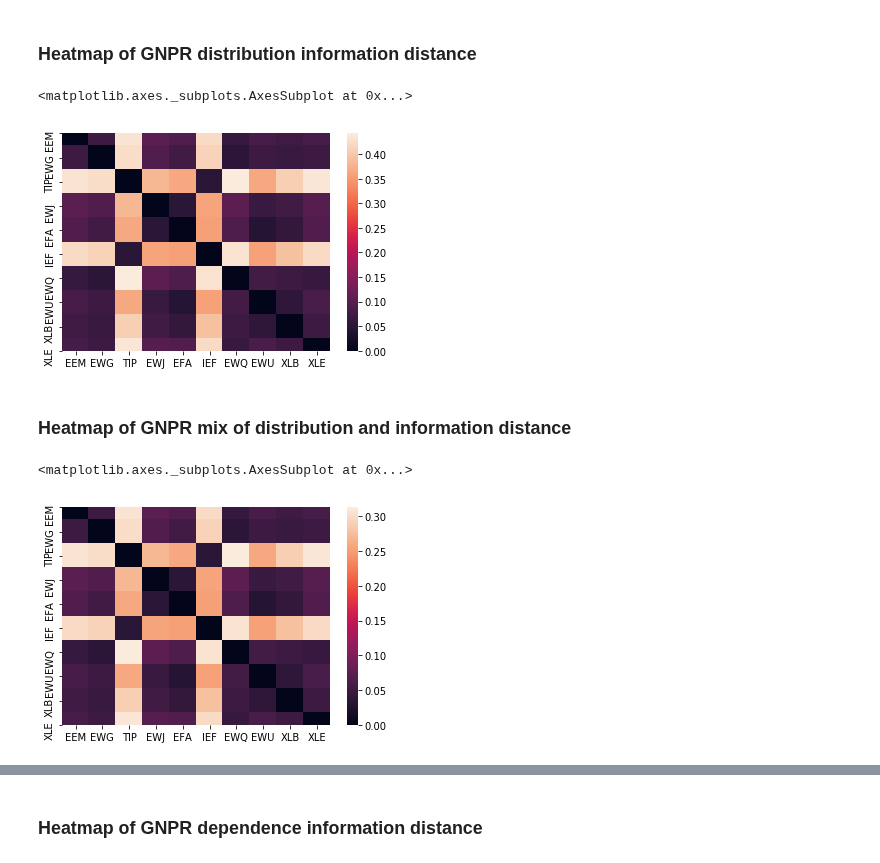
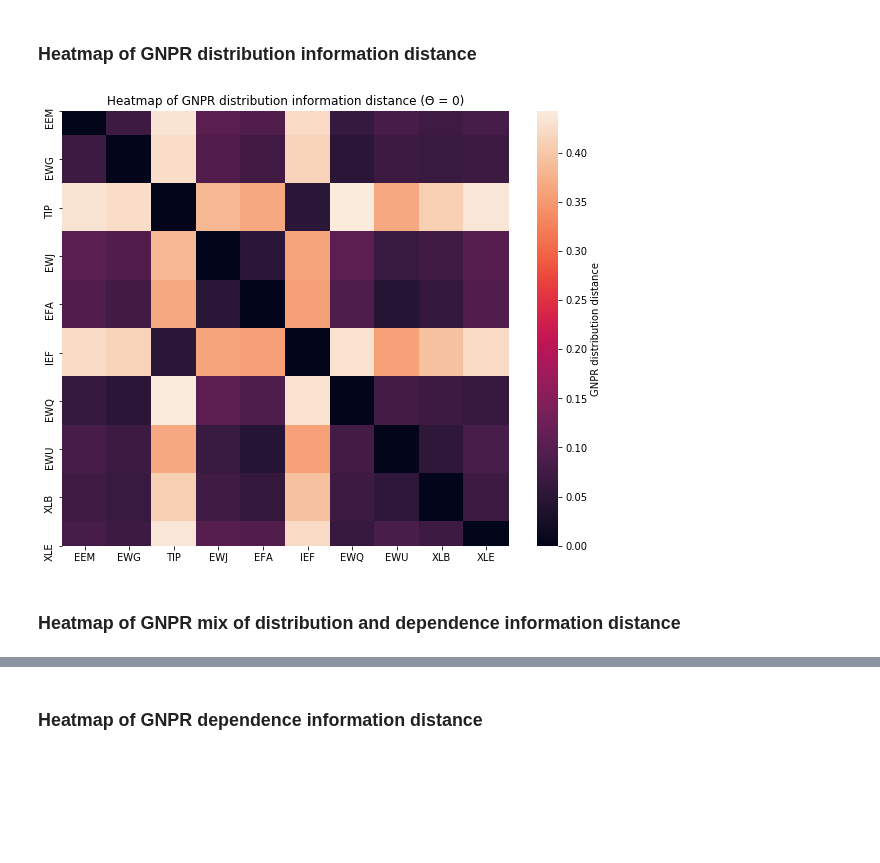
Before and after one commit to tzw101/research, a Jupyter notebook: Codependence/Codependence by Marti/codependence_by_marti.ipynb, the cells around one changed output, grey strips where cells are left out. Drawn from its saved outputs; the diff is of its cells as text; code cells hidden in the pictures; blank space fills up the shorter version.

```diff
--- a/Codependence/Codependence by Marti/codependence_by_marti.ipynb
+++ b/Codependence/Codependence by Marti/codependence_by_marti.ipynb
@@ -125,7 +132,7 @@ stocks.head()
 # Calculating returns of a given dataset of stocks
 
 # Class containing needed function
-ret_est = ml.portfolio_optimization.ReturnsEstimation()
+ret_est = ml.portfolio_optimization.ReturnsEstimators()
 
 # Calculating returns
 stocks_returns = ret_est.calculate_returns(stocks)
@@ -210,15 +217,14 @@ GNPR distance matrix measuring distribution information:
 | XLE | 0.081416 | 0.070756 | 0.436058 | 0.099113 | 0.092205 | 0.421631 | 0.064721 | 0.085241 | 0.072491 | 0.000000 |
 # %% [markdown]
 ### Heatmap of GNPR distribution information distance
-# %%
-sns.heatmap(gnpr_matrix_dist)
-# %% [output]
-<matplotlib.axes._subplots.AxesSubplot at 0x...>
-[figure, removed]
+# %%
+# Plotting the heatmap
+fig, ax = plt.subplots(figsize=(10, 8))
+sns.heatmap(gnpr_matrix_dist, ax = ax, cbar_kws={'label': 'GNPR distribution distance'})
+
+ax.set_title('Heatmap of GNPR distribution information distance (Θ = 0)')
+plt.show()
+# %% [output]
+[figure, added]
 # %% [markdown]
-### Heatmap of GNPR mix of distribution and information distance
+### Heatmap of GNPR mix of distribution and dependence information distance
-# %%
-sns.heatmap(gnpr_matrix_mix)
-# %% [output]
-<matplotlib.axes._subplots.AxesSubplot at 0x...>
-[figure, removed]
```
Also changed, not shown: parts of 10 cells of this notebook.
